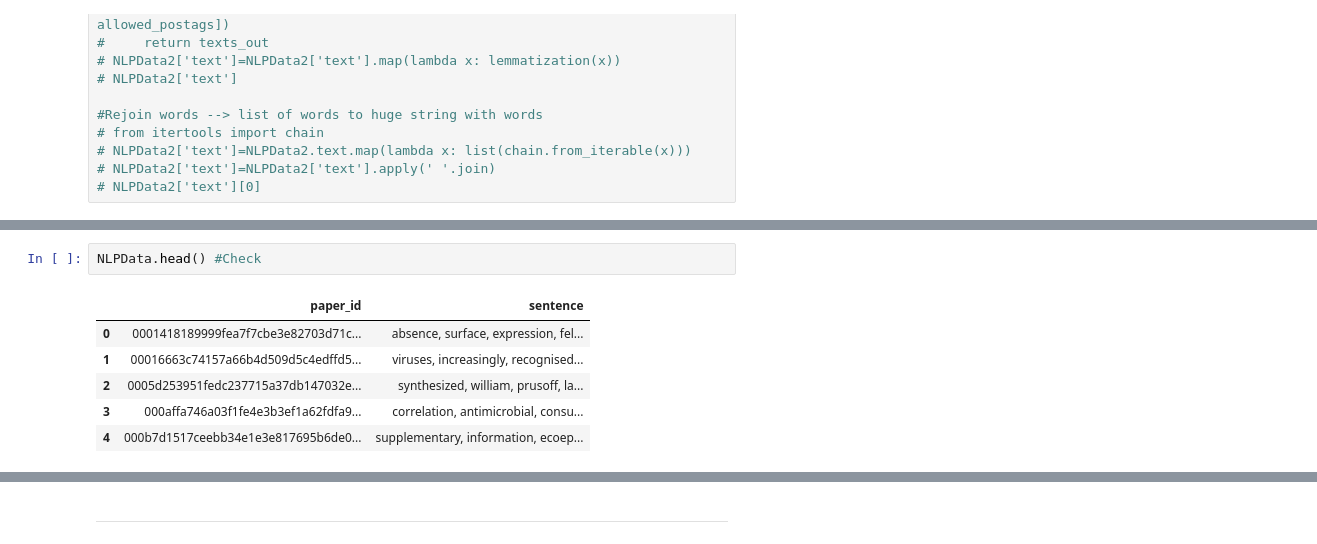
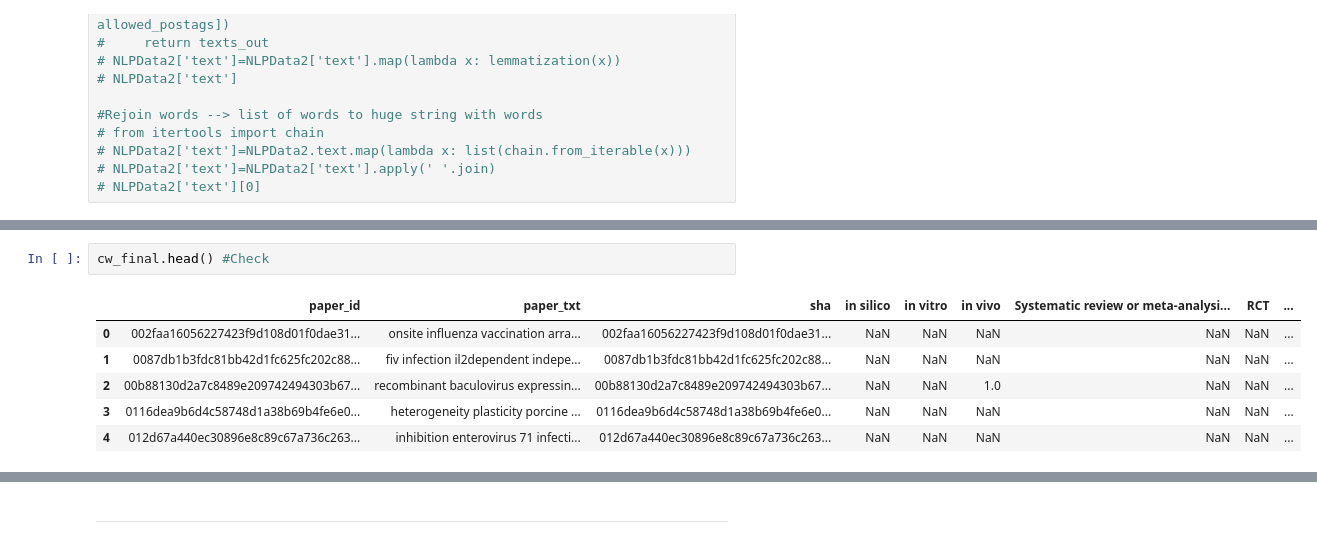
Before and after one commit to mindyng/Covid19, a Jupyter notebook: BaselineModels_LocalRun.ipynb, the cells around one changed output, grey strips where cells are left out. Cells and saved outputs as stored; diff of their text form.

```diff
--- a/BaselineModels_LocalRun.ipynb
+++ b/BaselineModels_LocalRun.ipynb
@@ -314,9 +325,9 @@ KeyboardInterrupt:
 # %%
-NLPData.head() #Check
+cw_final.head() #Check
 # %% [output]
-|  | paper_id | sentence |
-| 0 | 0001418189999fea7f7cbe3e82703d71c... | absence, surface, expression, fel... |
-| 1 | 00016663c74157a66b4d509d5c4edffd5... | viruses, increasingly, recognised... |
-| 2 | 0005d253951fedc237715a37db147032e... | synthesized, william, prusoff, la... |
-| 3 | 000affa746a03f1fe4e3b3ef1a62fdfa9... | correlation, antimicrobial, consu... |
-| 4 | 000b7d1517ceebb34e1e3e817695b6de0... | supplementary, information, ecoep... |
+|  | paper_id | paper_txt | sha | in silico | in vitro | in vivo | Systematic review or meta-analysi... | RCT | ... |
+| 0 | 002faa16056227423f9d108d01f0dae31... | onsite influenza vaccination arra... | 002faa16056227423f9d108d01f0dae31... | NaN | NaN | NaN | NaN | NaN | ... |
+| 1 | 0087db1b3fdc81bb42d1fc625fc202c88... | fiv infection il2dependent indepe... | 0087db1b3fdc81bb42d1fc625fc202c88... | NaN | NaN | NaN | NaN | NaN | ... |
+| 2 | 00b88130d2a7c8489e209742494303b67... | recombinant baculovirus expressin... | 00b88130d2a7c8489e209742494303b67... | NaN | NaN | 1.0 | NaN | NaN | ... |
+| 3 | 0116dea9b6d4c58748d1a38b69b4fe6e0... | heterogeneity plasticity porcine ... | 0116dea9b6d4c58748d1a38b69b4fe6e0... | NaN | NaN | NaN | NaN | NaN | ... |
+| 4 | 012d67a440ec30896e8c89c67a736c263... | inhibition enterovirus 71 infecti... | 012d67a440ec30896e8c89c67a736c263... | NaN | NaN | NaN | NaN | NaN | ... |
```
Also changed, not shown: parts of 4 cells of this notebook.
